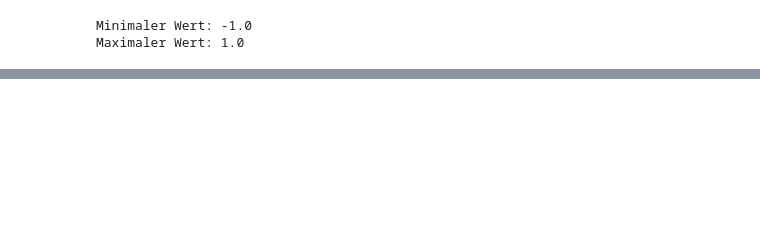
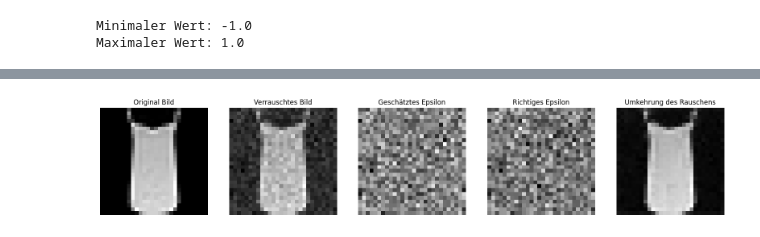
Before and after one commit to FirstThread/DDPM-and-LDM, a Jupyter notebook: FashionMNIST_Dataset-Diffusion_Model.ipynb, the cells around one changed output, grey strips where cells are left out. Cells and saved outputs as stored; diff of their text form; code cells hidden in the pictures; blank space fills up the shorter version.

```diff
--- a/FashionMNIST_Dataset-Diffusion_Model.ipynb
+++ b/FashionMNIST_Dataset-Diffusion_Model.ipynb
@@ -473,0 +475,34 @@ print(alt_feature_map_with_encoding.shape)
+# %%
+fig, axs = plt.subplots(1, 5, figsize=(20, 4))  # 1 Reihe, 5 Spalten
+
+# Original Bild
+axs[0].imshow(i[0, 0].detach().numpy(), cmap="gray")
+axs[0].set_title("Original Bild")
+axs[0].axis('off')
+
+# Verrauschtes Bild
+img_noise, eps = mache_noise_direkt(i[0:1], 50)
+axs[1].imshow(img_noise[0, 0].detach().numpy(), cmap="gray")
+axs[1].set_title("Verrauschtes Bild")
+axs[1].axis('off')
+
+# Geschätztes Epsilon
+img_pred = unet(img_noise, 50)
+axs[2].imshow(img_pred[0, 0].detach().numpy(), cmap="gray")
+axs[2].set_title("Geschätztes Epsilon")
+axs[2].axis('off')
+
+# Richtiges Epsilon
+axs[3].imshow(eps[0, 0].detach().numpy(), cmap="gray")
+axs[3].set_title("Richtiges Epsilon")
+axs[3].axis('off')
+
+# Umkehrung des Rauschens
+reverted_img = try_to_revert(img_noise, img_pred, 50)
+axs[4].imshow(reverted_img[0, 0].detach().numpy(), cmap="gray")
+axs[4].set_title("Umkehrung des Rauschens")
+axs[4].axis('off')
+
+plt.show()
+# %% [output]
+[figure, added]
```
Also changed, not shown: parts of 38 cells of this notebook.
